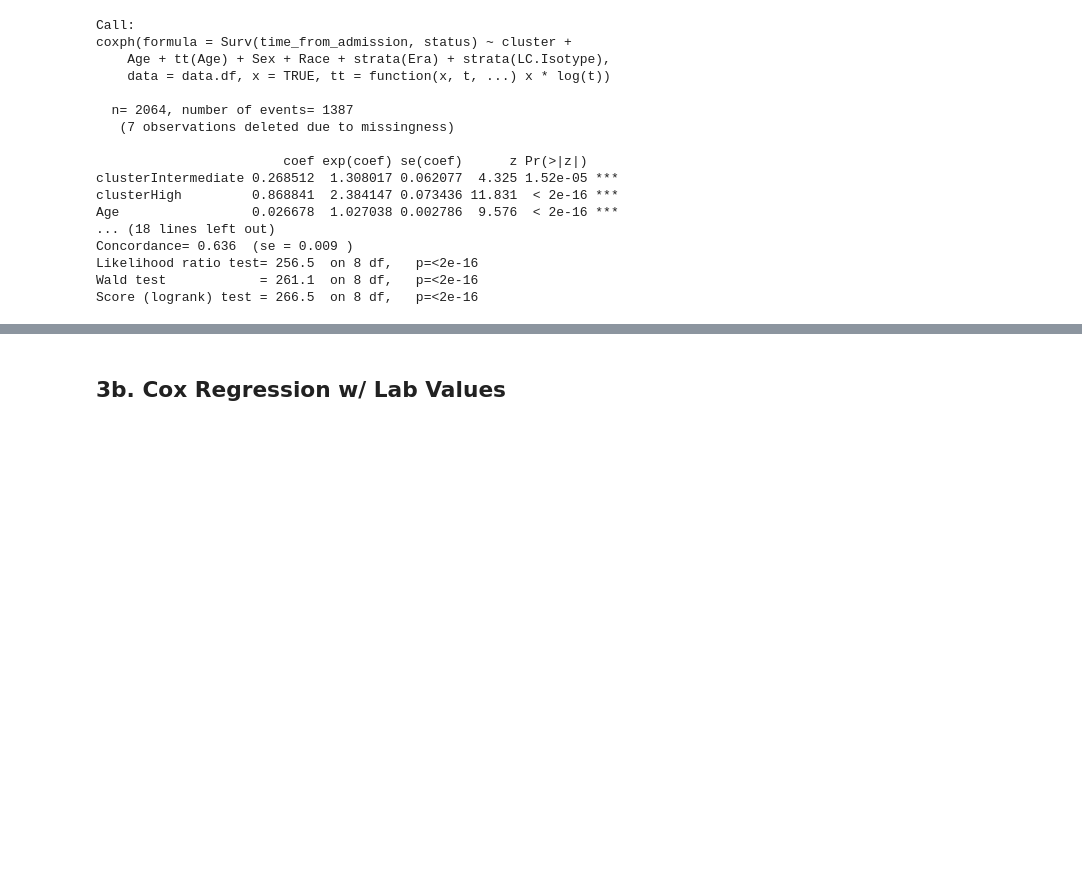
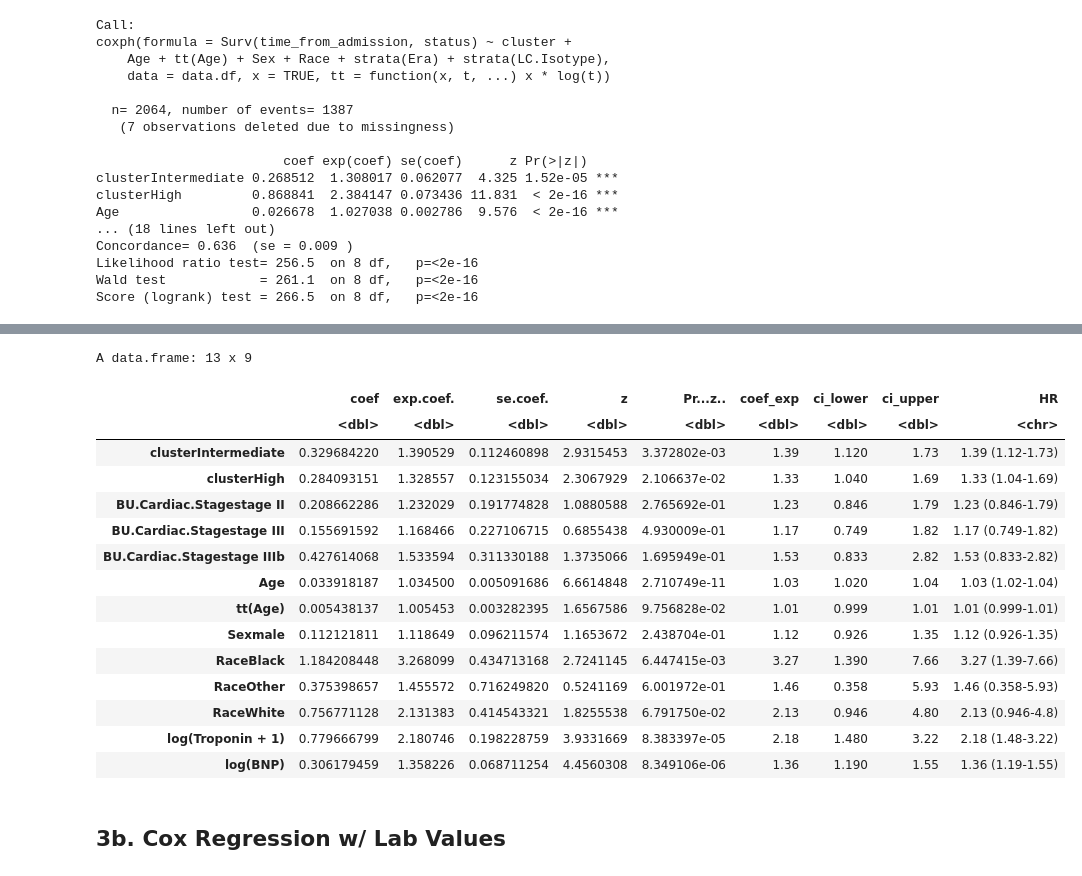
Before and after one commit to shankara-a/amyloidosis_bmc_2023, a Jupyter notebook: 04a_adjusted_survival.ipynb, the cells around one changed output, grey strips where cells are left out. Drawn from its saved outputs; the diff is of its cells as text; code cells hidden in the pictures; blank space fills up the shorter version.

```diff
--- a/04a_adjusted_survival.ipynb
+++ b/04a_adjusted_survival.ipynb
@@ -96,6 +203,7 @@ pdf
 ---
 # %%
 # Baseline Model
+mod.crude <- coxph(Surv(time_from_admission, status) ~ cluster, data=data.df)
 mod.baseline <- coxph(Surv(time_from_admission, status) ~ Age + Sex + Race + strata(Era) + LC.Isotype, data=data.df)
 cox.zph(mod.baseline)
 # %% [output]
@@ -120,6 +228,11 @@ data.df$cluster <- data.df$fna3_cluster_n
 # Baseline + Cluster
 mod.cluster <- coxph(Surv(time_from_admission, status) ~ cluster + Age + Sex + Race + strata(Era) + strata(LC.Isotype),
                 data=data.df, x=TRUE)
+
+# Baseline + Cluster
+mod.stage <- coxph(Surv(time_from_admission, status) ~ BU.Cardiac.Stage + Age + Sex + Race + strata(Era) + strata(LC.Isotype),
+                data=data.df, x=TRUE)
+
 # Baseline + Cluster
 mod.cluster.t <- coxph(Surv(time_from_admission, status) ~ cluster + Age + tt(Age) + Sex + Race + strata(Era) + strata(LC.Isotype),
                 data=data.df, tt=function(x,t,...) x * log(t), x=TRUE)
@@ -131,6 +244,10 @@ mod.bu.t <- coxph(Surv(time_from_admission, status) ~ BU.Cardiac.Stage + Age + t
 # Baseline + Cluster + BU Cardiac Stage
 mod.cluster.bu.t <- coxph(Surv(time_from_admission, status) ~ cluster + BU.Cardiac.Stage + Age + tt(Age) + Sex + Race + strata(Era) + strata(LC.Isotype),
                 data=data.df, tt=function(x,t,...) x * log(t), x=TRUE)
+
+# Baseline + Cluster + BU Cardiac Stage
+mod.cluster.bu.labs.t <- coxph(Surv(time_from_admission, status) ~ cluster + BU.Cardiac.Stage + Age + tt(Age) + Sex + Race + log(Troponin+1) + log(BNP) + strata(Era) + strata(LC.Isotype),
+                data=data.df, tt=function(x,t,...) x * log(t), x=TRUE)
 # %%
 mod.cdf <- data.frame(rbind(mod.baseline.t$concordance,mod.cluster.t$concordance, mod.bu.t$concordance, mod.cluster.bu.t$concordance))
 
@@ -172,3 +342,22 @@ Score (logrank) test = 266.5  on 8 df,   p=<2e-16
+# %%
+getCoef(mod.cluster.bu.labs.t)
+# %% [output]
+A data.frame: 13 x 9
+|  | coef | exp.coef. | se.coef. | z | Pr...z.. | coef_exp | ci_lower | ci_upper | HR |
+|  | <dbl> | <dbl> | <dbl> | <dbl> | <dbl> | <dbl> | <dbl> | <dbl> | <chr> |
+| clusterIntermediate | 0.329684220 | 1.390529 | 0.112460898 | 2.9315453 | 3.372802e-03 | 1.39 | 1.120 | 1.73 | 1.39 (1.12-1.73) |
+| clusterHigh | 0.284093151 | 1.328557 | 0.123155034 | 2.3067929 | 2.106637e-02 | 1.33 | 1.040 | 1.69 | 1.33 (1.04-1.69) |
+| BU.Cardiac.Stagestage II | 0.208662286 | 1.232029 | 0.191774828 | 1.0880588 | 2.765692e-01 | 1.23 | 0.846 | 1.79 | 1.23 (0.846-1.79) |
+| BU.Cardiac.Stagestage III | 0.155691592 | 1.168466 | 0.227106715 | 0.6855438 | 4.930009e-01 | 1.17 | 0.749 | 1.82 | 1.17 (0.749-1.82) |
+| BU.Cardiac.Stagestage IIIb | 0.427614068 | 1.533594 | 0.311330188 | 1.3735066 | 1.695949e-01 | 1.53 | 0.833 | 2.82 | 1.53 (0.833-2.82) |
+| Age | 0.033918187 | 1.034500 | 0.005091686 | 6.6614848 | 2.710749e-11 | 1.03 | 1.020 | 1.04 | 1.03 (1.02-1.04) |
+| tt(Age) | 0.005438137 | 1.005453 | 0.003282395 | 1.6567586 | 9.756828e-02 | 1.01 | 0.999 | 1.01 | 1.01 (0.999-1.01) |
+| Sexmale | 0.112121811 | 1.118649 | 0.096211574 | 1.1653672 | 2.438704e-01 | 1.12 | 0.926 | 1.35 | 1.12 (0.926-1.35) |
+| RaceBlack | 1.184208448 | 3.268099 | 0.434713168 | 2.7241145 | 6.447415e-03 | 3.27 | 1.390 | 7.66 | 3.27 (1.39-7.66) |
+| RaceOther | 0.375398657 | 1.455572 | 0.716249820 | 0.5241169 | 6.001972e-01 | 1.46 | 0.358 | 5.93 | 1.46 (0.358-5.93) |
+| RaceWhite | 0.756771128 | 2.131383 | 0.414543321 | 1.8255538 | 6.791750e-02 | 2.13 | 0.946 | 4.80 | 2.13 (0.946-4.8) |
+| log(Troponin + 1) | 0.779666799 | 2.180746 | 0.198228759 | 3.9331669 | 8.383397e-05 | 2.18 | 1.480 | 3.22 | 2.18 (1.48-3.22) |
+| log(BNP) | 0.306179459 | 1.358226 | 0.068711254 | 4.4560308 | 8.349106e-06 | 1.36 | 1.190 | 1.55 | 1.36 (1.19-1.55) |
 # %% [markdown]
 ## 3b. Cox Regression w/ Lab Values
 # %%
```
Also changed, not shown: parts of 47 cells of this notebook, 6 other files.
